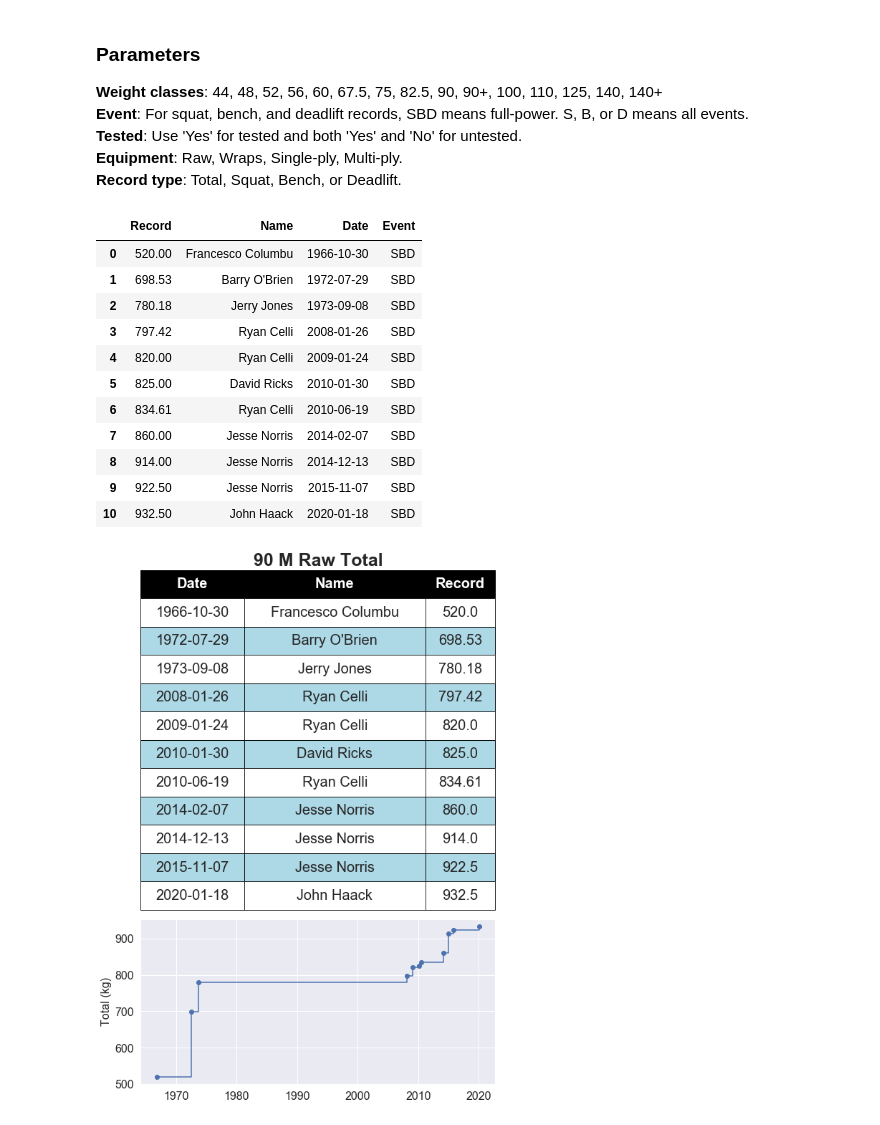
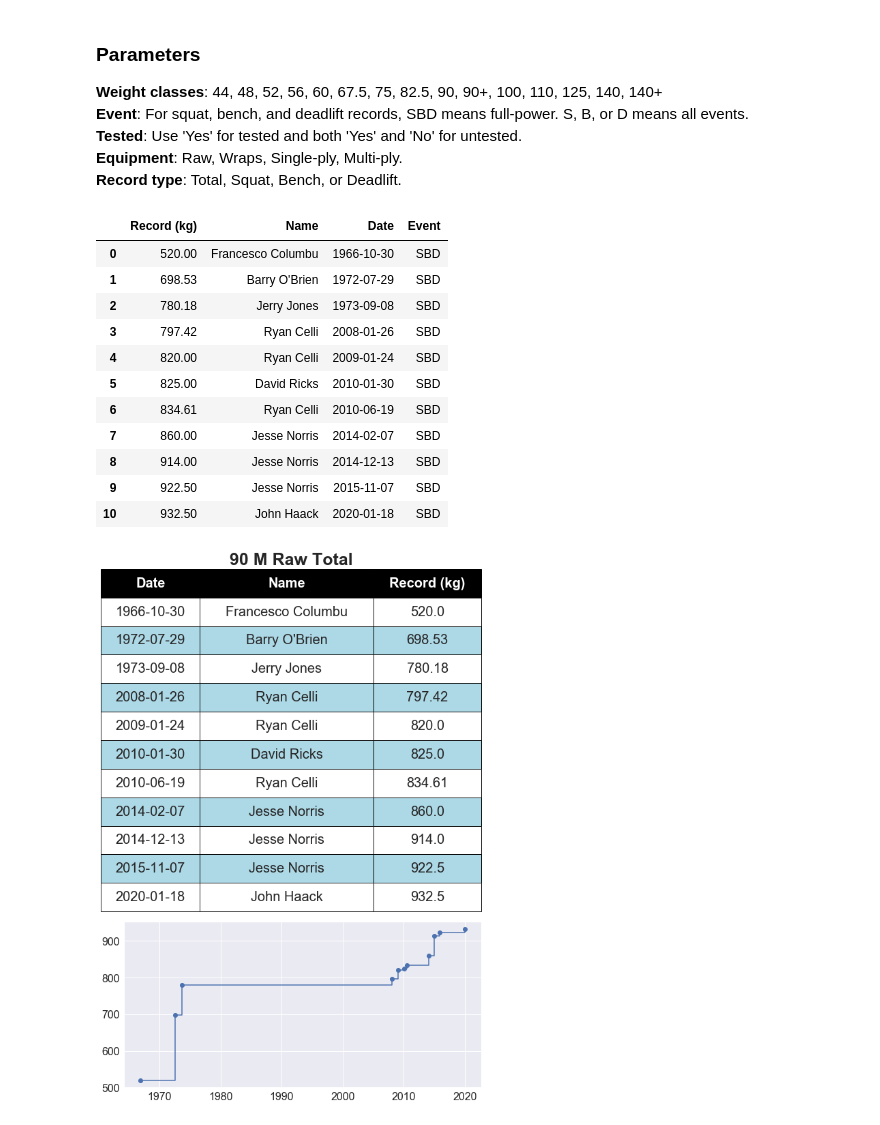
Before and after one commit to jucomte/open-powerlifting-data-analysis, a Jupyter notebook: atwr-evolution.ipynb, the cells around one changed output. Drawn from its saved outputs; the diff is of its cells as text; code cells hidden in the pictures.

Commit message:
Improve the layout

```diff
--- a/atwr-evolution.ipynb
+++ b/atwr-evolution.ipynb
@@ -78,17 +78,17 @@ parameter_mask = (
 opl_filtered = opl[parameter_mask].sort_values(by=['Date'])
 # %%
 # keep a running max of the record
-opl_filtered['Record'] = opl_filtered[record_type].expanding().max()
+opl_filtered['Record (kg)'] = opl_filtered[record_type].expanding().max()
 # %%
 # keep only the earliest date for each record
-record_evolution = opl_filtered.groupby('Record', as_index=False).agg({'Name': 'first','Date': 'min', 'Event': 'first'})
+record_evolution = opl_filtered.groupby('Record (kg)', as_index=False).agg({'Name': 'first','Date': 'min', 'Event': 'first'})
 # %%
 # keep only the largest value for results from the same day
 record_evolution.drop_duplicates(subset='Date', keep='last', inplace=True, ignore_index=True)
 # %%
 record_evolution
 # %% [output]
-|  | Record | Name | Date | Event |
+|  | Record (kg) | Name | Date | Event |
 | 0 | 520.00 | Francesco Columbu | 1966-10-30 | SBD |
 | 1 | 698.53 | Barry O'Brien | 1972-07-29 | SBD |
 | 2 | 780.18 | Jerry Jones | 1973-09-08 | SBD |
@@ -101,16 +101,20 @@ record_evolution
 | 9 | 922.50 | Jesse Norris | 2015-11-07 | SBD |
 | 10 | 932.50 | John Haack | 2020-01-18 | SBD |
 # %%
-record_table = record_evolution[['Date', 'Name', 'Record']].copy()
+record_table = record_evolution[['Date', 'Name', 'Record (kg)']].copy()
 record_table['Date'] = record_table['Date'].dt.strftime('%Y-%m-%d')
 record_table['Name'] = record_evolution['Name'].str.replace(r' #\d', '')
 # %%
 sns.set()
 
-fig = plt.figure(figsize=(8, 11))
-spec = gridspec.GridSpec(ncols=1, nrows=3, figure=fig)
-plot_1 = fig.add_subplot(spec[:2, 0])
-plot_2 = fig.add_subplot(spec[2, 0])
+fig = plt.figure(figsize=(10, 14))
+
+grid = gridspec.GridSpec(ncols=100, nrows=3, figure=fig)
+
+plot_1 = fig.add_subplot(grid[:2, :])
+plot_2 = fig.add_subplot(grid[2, 6:]) # this makes the final product look centered
+
+grid.update(hspace=0.06) # vertical space between subplots
 
 # TABLE
 my_table = plot_1.table(cellText=record_table.values,
@@ -134,37 +138,36 @@ for (row, col), cell in my_table.get_celld().items():
 
 plot_1.axis('off')
 
 # STEP CHART
-plot_2.plot_date(record_evolution['Date'], record_evolution['Record'], ls='-', ds='steps-post')
-# plot_2.set_xlabel("Year", size=16)
-plot_2.set_ylabel(f'{record_type} (kg)', size=16)
+plot_2.plot_date(record_evolution['Date'], record_evolution['Record (kg)'], linestyle='-', drawstyle='steps-post')
+# plot_2.set_xlabel('Year', size=16)
+# plot_2.set_ylabel(f'{record_type} (kg)', size=16)
 plt.yticks(size=16)
 plt.xticks(size=16)
+plt.tick_params(axis='both', which='major', pad=0)
 
 # TITLE
 if 'Yes' in tested and len(tested) == 1:
     is_tested = ' (Tested)'
 else:
     is_tested = ''
 
 if bw_range_high == 999:
     bw_range_high = 'SHW'
 
 if event == 'SBD' and record_type != 'Total':
     single_lift = ' (Full Power)'
 elif record_type != 'Total':
     single_lift = ' (All Events)'
 else:
     single_lift = ''
 
 chart_title = f'{bw_range_high} {sex} {" + ".join(str(x) for x in equipment)} {record_type}' + is_tested + single_lift
 
 plot_1.set_title(chart_title, fontsize=25, fontweight='bold')
 
-fig.tight_layout()
-
-# plt.savefig(chart_title.replace('.', ','))
+# plt.savefig(chart_title.replace('.', ','), bbox_inches='tight')
 
 plt.show()
 # %% [output]
-[figure, old version]
+[figure, new version]
```
